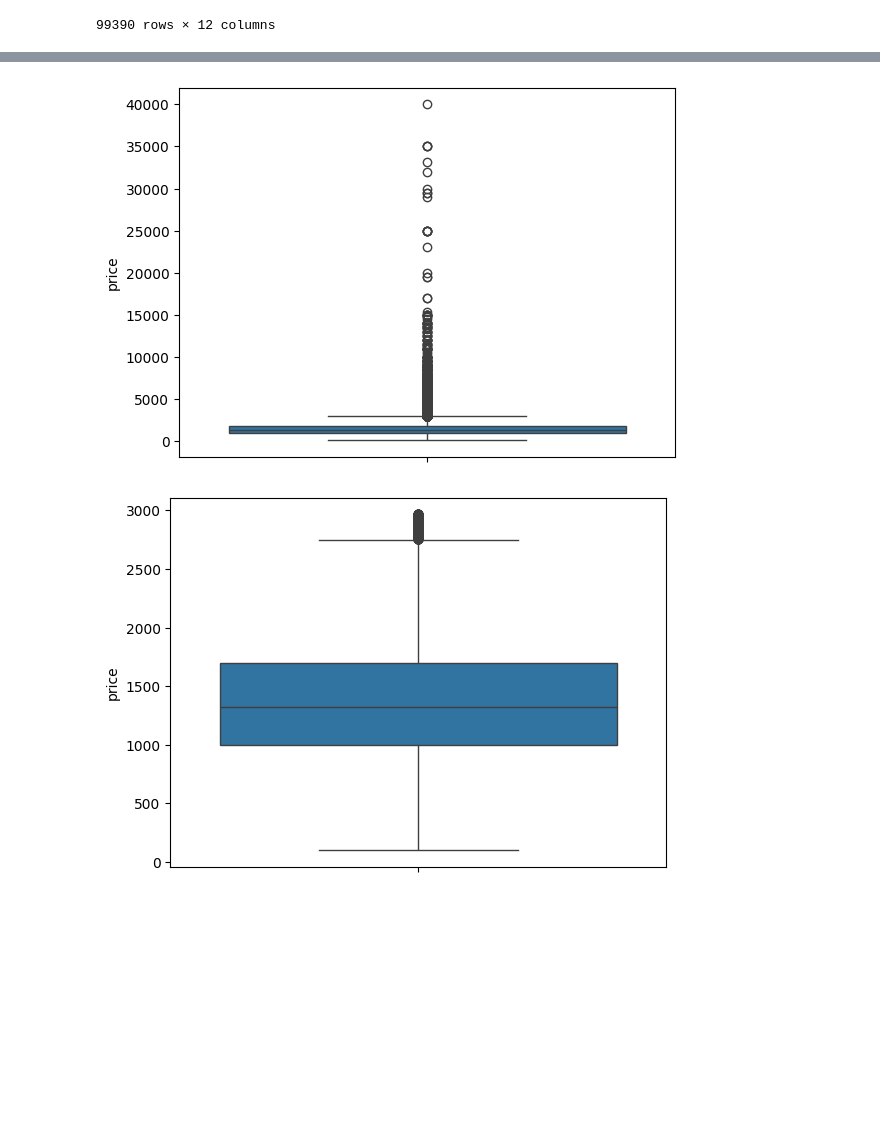
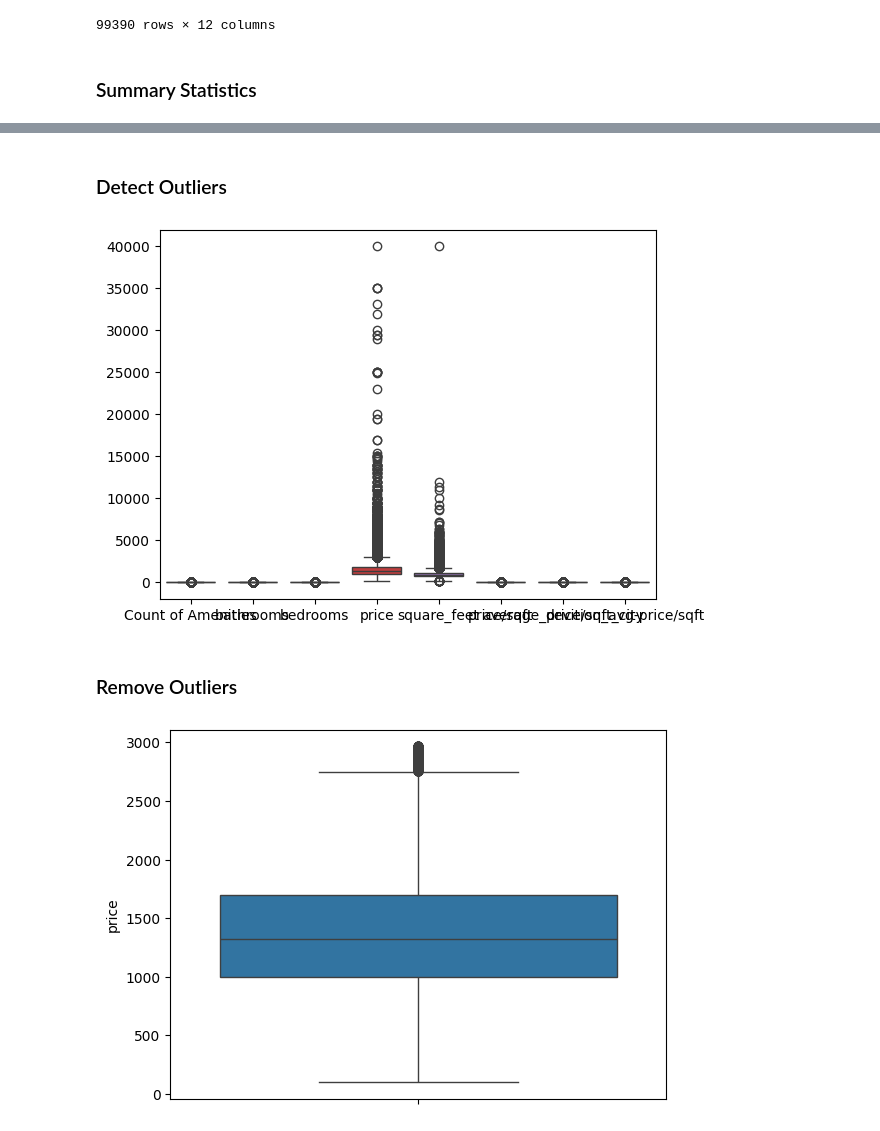
Before and after one commit to maidinh2409/CSIS---Coureworks, a Jupyter notebook: Fundamentals of Data Analytics/Group Project.ipynb, the cells around one changed output, grey strips where cells are left out. Saved outputs shown, nothing was run; the diff lists cells and outputs as text; code cells hidden in the pictures; blank space fills up the shorter version.

```diff
--- a/Fundamentals of Data Analytics/Group Project.ipynb
+++ b/Fundamentals of Data Analytics/Group Project.ipynb
@@ -22,6 +26,8 @@ df
 | 99388 | 2 | 1.0 | 1 | No | Yes | 931.0 | 701 | Mid-range Cost | ... |
 | 99389 | 3 | 1.5 | 2 | No | No | 1595.0 | 900 | High Cost | ... |
 99390 rows × 12 columns
+# %% [markdown]
+### Summary Statistics
 # %%
 df.describe()
 # %% [output]
@@ -34,11 +40,15 @@ df.describe()
 | 50% | 3.000000 | 1.000000 | 2.000000 | 1350.000000 | 900.000000 | 1.469388 | 1.493840 | ... |
 | 75% | 5.000000 | 2.000000 | 2.000000 | 1795.000000 | 1115.000000 | 2.000000 | 1.931578 | ... |
 | max | 18.000000 | 9.000000 | 9.000000 | 40000.000000 | 40000.000000 | 19.038462 | 9.132420 | ... |
-# %%
-sns.boxplot(data=df, y="price")
-plt.show()
-# %% [output]
-[figure, removed]
+# %% [markdown]
+### Detect Outliers
+# %%
+sns.boxplot(data=df)
+plt.show()
+# %% [output]
+[figure, added]
+# %% [markdown]
+### Remove Outliers
 # %%
 Q1 = df['price'].quantile(0.25)
 Q3 = df['price'].quantile(0.75)
```
Also changed, not shown: parts of 45 cells of this notebook, 1 other file.
